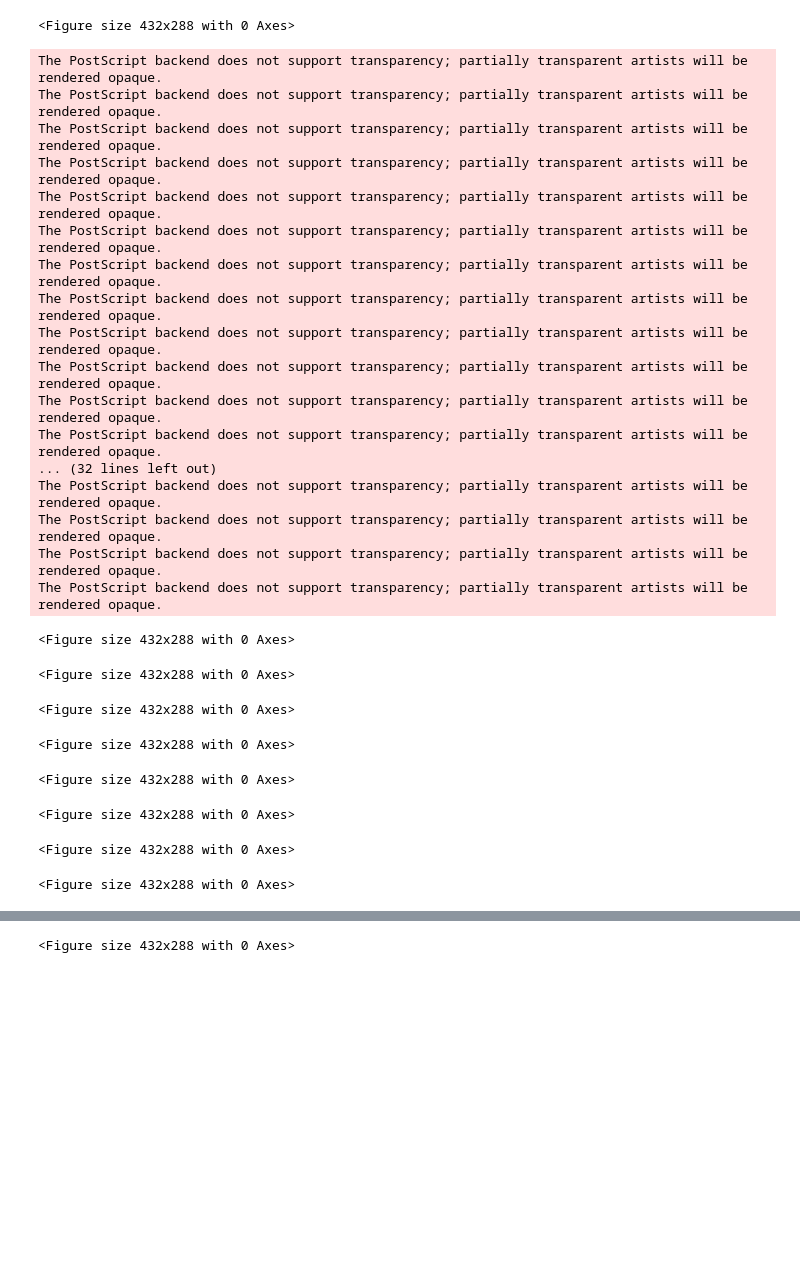
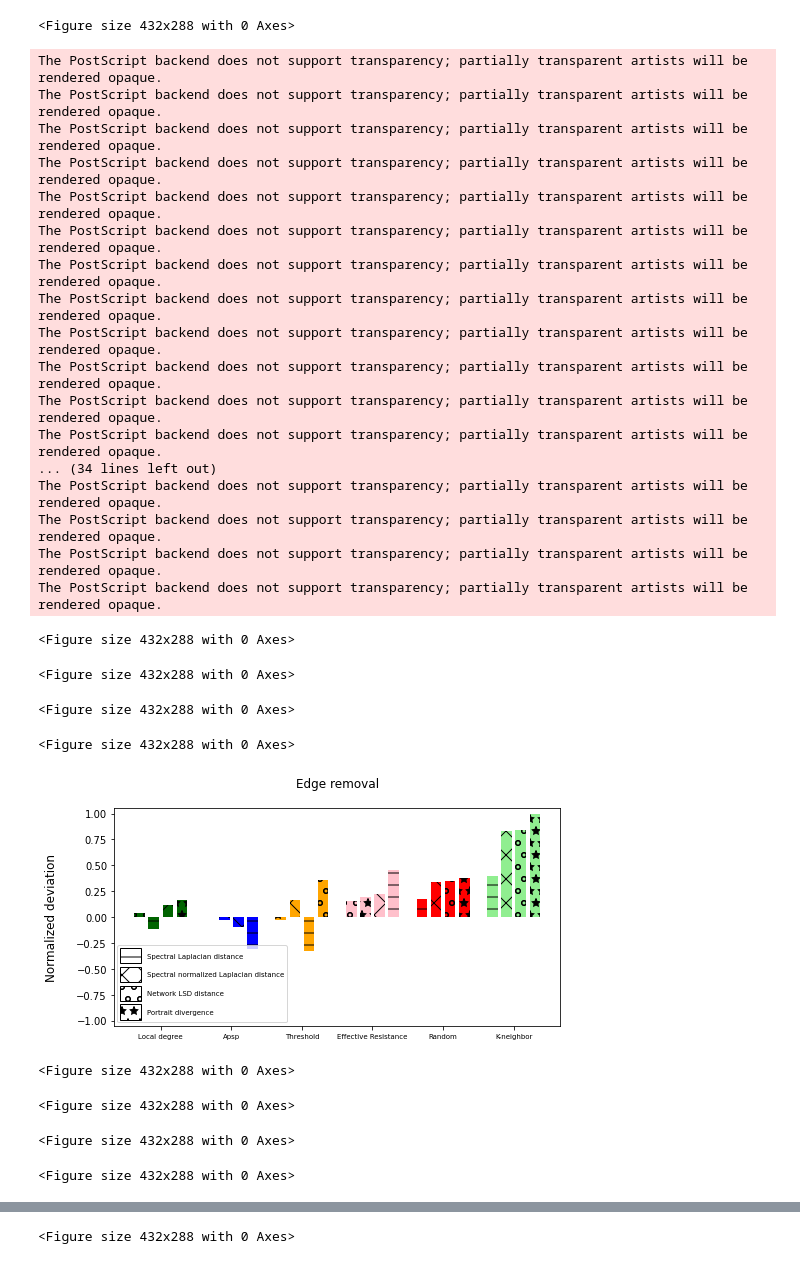
Before and after one commit to NicoHelemon/MAproject, a Jupyter notebook: plotting_report.ipynb, the cells around one changed output, grey strips where cells are left out. Saved outputs shown, nothing was run; the diff lists cells and outputs as text; code cells hidden in the pictures; blank space fills up the shorter version.

```diff
--- a/plotting_report.ipynb
+++ b/plotting_report.ipynb
@@ -12,0 +16,7 @@ D_p_dd = compute_perturbation_distances_deviation(D_p_dists)
+# %%
+g = 'BA'
+w = 'Exp'
+p = P_NAME[0]
+m = METRICS[1]
+
+plot.perturbation_distances_toy(D_p_dists[p], g, w, m, p)
@@ -23,30 +34,33 @@ for p in P_NAME:
 # %%
 for p in P_NAME:
     for m in METRICS:
         plot.perturbation_deviation_by_graph(
             D_p_dd[p][m.id], m, p, D_p_dd['max'][m.id], report = True)
+
+    plot.perturbation_deviation_by_sparsifier(D_p_dd[p], p, report = True)
 # %% [output]
 The PostScript backend does not support transparency; partially transparent artists will be rendered opaque.
 The PostScript backend does not support transparency; partially transparent artists will be rendered opaque.
 The PostScript backend does not support transparency; partially transparent artists will be rendered opaque.
 The PostScript backend does not support transparency; partially transparent artists will be rendered opaque.
 The PostScript backend does not support transparency; partially transparent artists will be rendered opaque.
 The PostScript backend does not support transparency; partially transparent artists will be rendered opaque.
 The PostScript backend does not support transparency; partially transparent artists will be rendered opaque.
 The PostScript backend does not support transparency; partially transparent artists will be rendered opaque.
 The PostScript backend does not support transparency; partially transparent artists will be rendered opaque.
 The PostScript backend does not support transparency; partially transparent artists will be rendered opaque.
 The PostScript backend does not support transparency; partially transparent artists will be rendered opaque.
 The PostScript backend does not support transparency; partially transparent artists will be rendered opaque.
-... (32 lines left out)
+... (34 lines left out)
 The PostScript backend does not support transparency; partially transparent artists will be rendered opaque.
 The PostScript backend does not support transparency; partially transparent artists will be rendered opaque.
 The PostScript backend does not support transparency; partially transparent artists will be rendered opaque.
 The PostScript backend does not support transparency; partially transparent artists will be rendered opaque.
 <Figure size 432x288 with 0 Axes>
 <Figure size 432x288 with 0 Axes>
 <Figure size 432x288 with 0 Axes>
 <Figure size 432x288 with 0 Axes>
+[figure, added]
 <Figure size 432x288 with 0 Axes>
 <Figure size 432x288 with 0 Axes>
 <Figure size 432x288 with 0 Axes>
```
Also changed, not shown: parts of 18 cells of this notebook.
